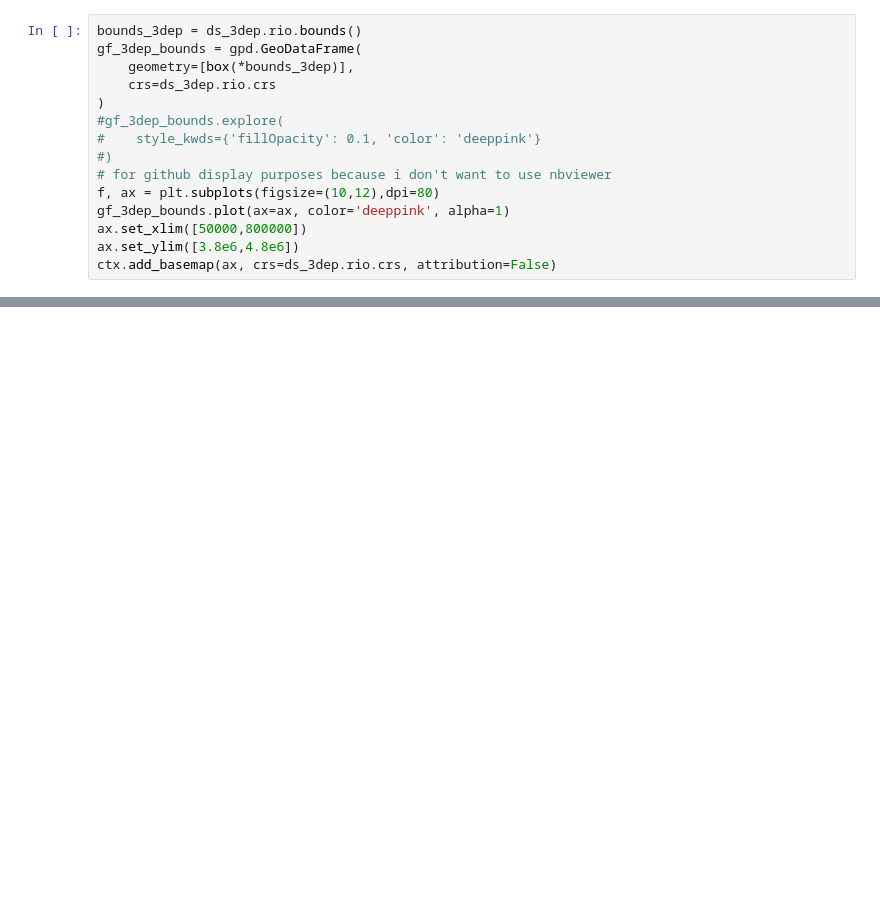
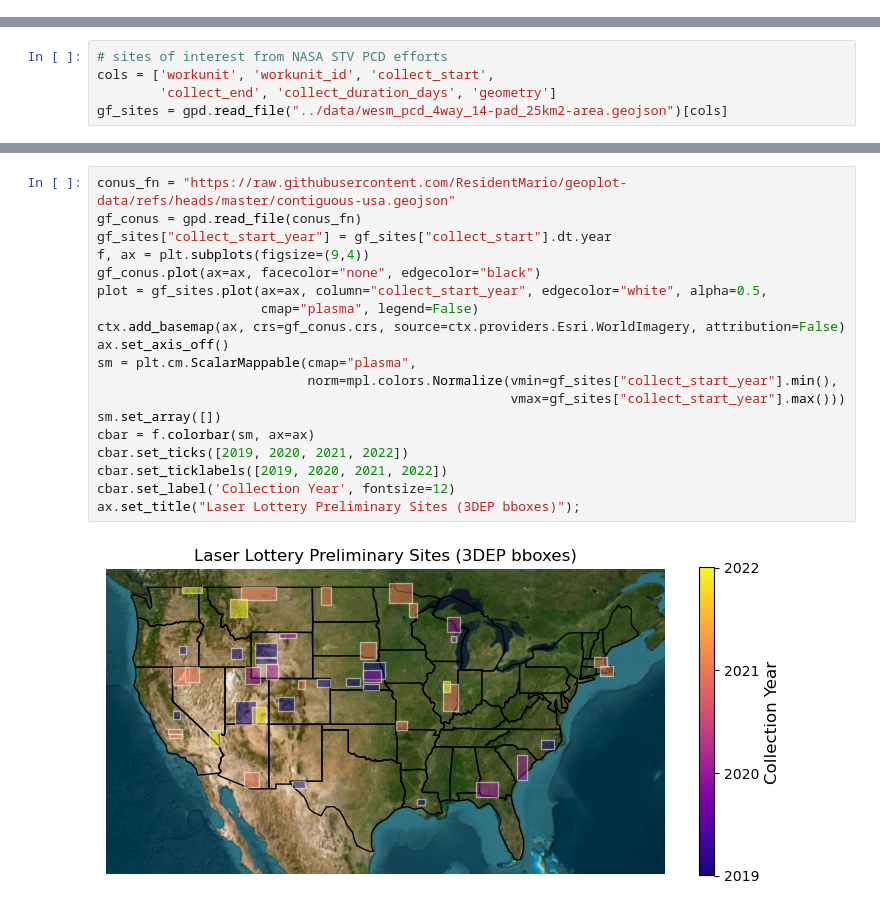
Before and after one commit to UW-GDA/ATL06_LaserLottery, a Jupyter notebook: notebooks/00_dataset_intro.ipynb, the cells around one changed output, grey strips where cells are left out. Drawn from its saved outputs; the diff is of its cells as text; blank space fills up the shorter version.

```diff
--- a/notebooks/00_dataset_intro.ipynb
+++ b/notebooks/00_dataset_intro.ipynb
@@ -59,15 +0,0 @@ ds_3dep area: 1413.99 km²
-# %%
-bounds_3dep = ds_3dep.rio.bounds()
-gf_3dep_bounds = gpd.GeoDataFrame(
-    geometry=[box(*bounds_3dep)],
-    crs=ds_3dep.rio.crs
-)
-#gf_3dep_bounds.explore(
-#    style_kwds={'fillOpacity': 0.1, 'color': 'deeppink'}
-#)
-# for github display purposes because i don't want to use nbviewer
-f, ax = plt.subplots(figsize=(10,12),dpi=80)
-gf_3dep_bounds.plot(ax=ax, color='deeppink', alpha=1)
-ax.set_xlim([50000,800000])
-ax.set_ylim([3.8e6,4.8e6])
-ctx.add_basemap(ax, crs=ds_3dep.rio.crs, attribution=False)
@@ -257,0 +33,5 @@ ax.set_xlabel("");
+# %%
+# sites of interest from NASA STV PCD efforts
+cols = ['workunit', 'workunit_id', 'collect_start',
+        'collect_end', 'collect_duration_days', 'geometry']
+gf_sites = gpd.read_file("../data/wesm_pcd_4way_14-pad_25km2-area.geojson")[cols]
@@ -257,0 +60,21 @@ ax.set_xlabel("");
+# %%
+conus_fn = "https://raw.githubusercontent.com/ResidentMario/geoplot-data/refs/heads/master/contiguous-usa.geojson"
+gf_conus = gpd.read_file(conus_fn)
+gf_sites["collect_start_year"] = gf_sites["collect_start"].dt.year
+f, ax = plt.subplots(figsize=(9,4))
+gf_conus.plot(ax=ax, facecolor="none", edgecolor="black")
+plot = gf_sites.plot(ax=ax, column="collect_start_year", edgecolor="white", alpha=0.5,
+                     cmap="plasma", legend=False)
+ctx.add_basemap(ax, crs=gf_conus.crs, source=ctx.providers.Esri.WorldImagery, attribution=False)
+ax.set_axis_off()
+sm = plt.cm.ScalarMappable(cmap="plasma",
+                           norm=mpl.colors.Normalize(vmin=gf_sites["collect_start_year"].min(),
+                                                     vmax=gf_sites["collect_start_year"].max()))
+sm.set_array([])
+cbar = f.colorbar(sm, ax=ax)
+cbar.set_ticks([2019, 2020, 2021, 2022])
+cbar.set_ticklabels([2019, 2020, 2021, 2022])
+cbar.set_label('Collection Year', fontsize=12)
+ax.set_title("Laser Lottery Preliminary Sites (3DEP bboxes)");
+# %% [output]
+[figure, added]
```
Also changed, not shown: parts of 40 cells of this notebook, 1 other file.
